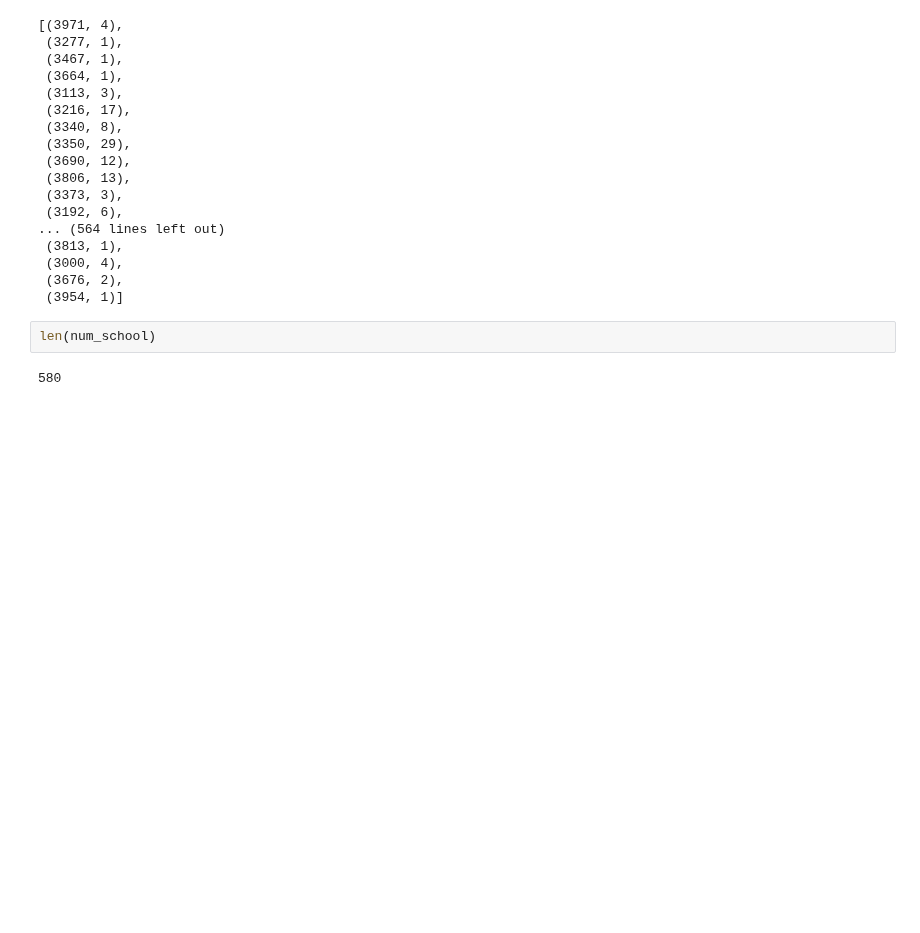
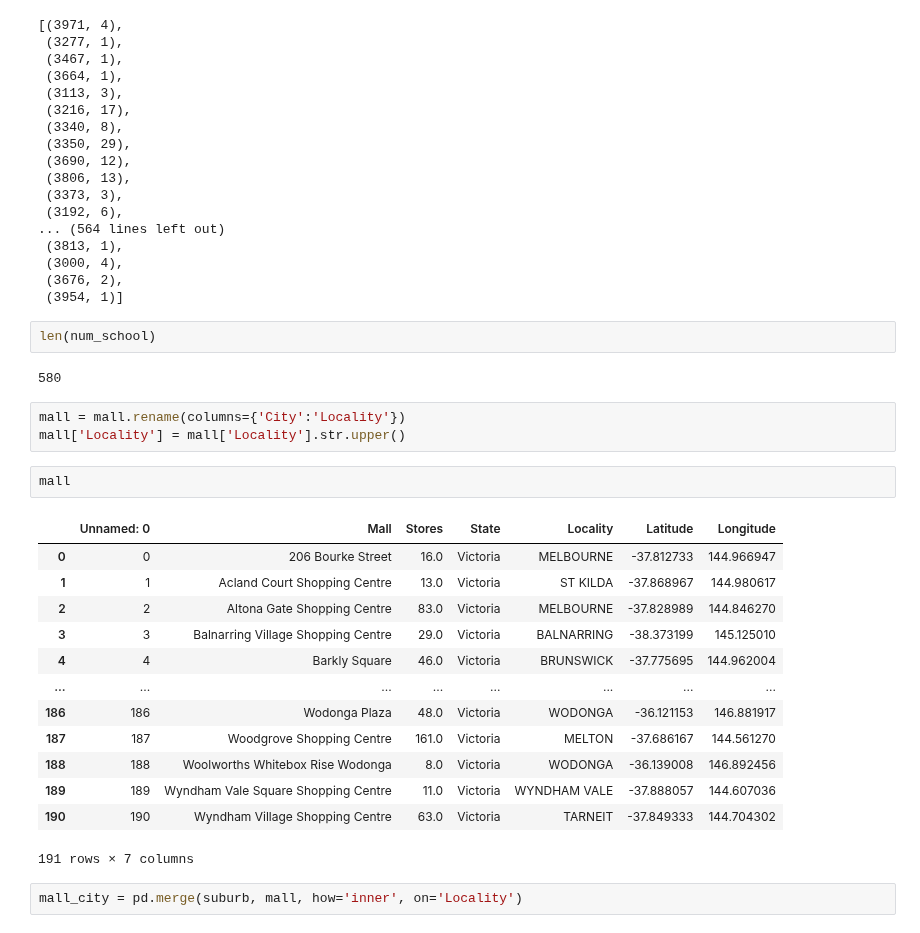
Before and after one commit to MAST30034-Applied-Data-Science/generic-real-estate-consulting-project-group-55, a Jupyter notebook: notebooks/liveable.ipynb, the cells around one changed output. Cells and saved outputs as stored; diff of their text form; blank space fills up the shorter version.

```diff
--- a/notebooks/liveable.ipynb
+++ b/notebooks/liveable.ipynb
@@ -65,3 +82,24 @@ num_school
 len(num_school)
 # %% [output]
 580
+# %%
+mall = mall.rename(columns={'City':'Locality'})
+mall['Locality'] = mall['Locality'].str.upper()
+# %%
+mall
+# %% [output]
+|  | Unnamed: 0 | Mall | Stores | State | Locality | Latitude | Longitude |
+| 0 | 0 | 206 Bourke Street | 16.0 | Victoria | MELBOURNE | -37.812733 | 144.966947 |
+| 1 | 1 | Acland Court Shopping Centre | 13.0 | Victoria | ST KILDA | -37.868967 | 144.980617 |
+| 2 | 2 | Altona Gate Shopping Centre | 83.0 | Victoria | MELBOURNE | -37.828989 | 144.846270 |
+| 3 | 3 | Balnarring Village Shopping Centre | 29.0 | Victoria | BALNARRING | -38.373199 | 145.125010 |
+| 4 | 4 | Barkly Square | 46.0 | Victoria | BRUNSWICK | -37.775695 | 144.962004 |
+| ... | ... | ... | ... | ... | ... | ... | ... |
+| 186 | 186 | Wodonga Plaza | 48.0 | Victoria | WODONGA | -36.121153 | 146.881917 |
+| 187 | 187 | Woodgrove Shopping Centre | 161.0 | Victoria | MELTON | -37.686167 | 144.561270 |
+| 188 | 188 | Woolworths Whitebox Rise Wodonga | 8.0 | Victoria | WODONGA | -36.139008 | 146.892456 |
+| 189 | 189 | Wyndham Vale Square Shopping Centre | 11.0 | Victoria | WYNDHAM VALE | -37.888057 | 144.607036 |
+| 190 | 190 | Wyndham Village Shopping Centre | 63.0 | Victoria | TARNEIT | -37.849333 | 144.704302 |
+191 rows × 7 columns
+# %%
+mall_city = pd.merge(suburb, mall, how='inner', on='Locality')
```
Also changed, not shown: parts of 5 cells of this notebook.
